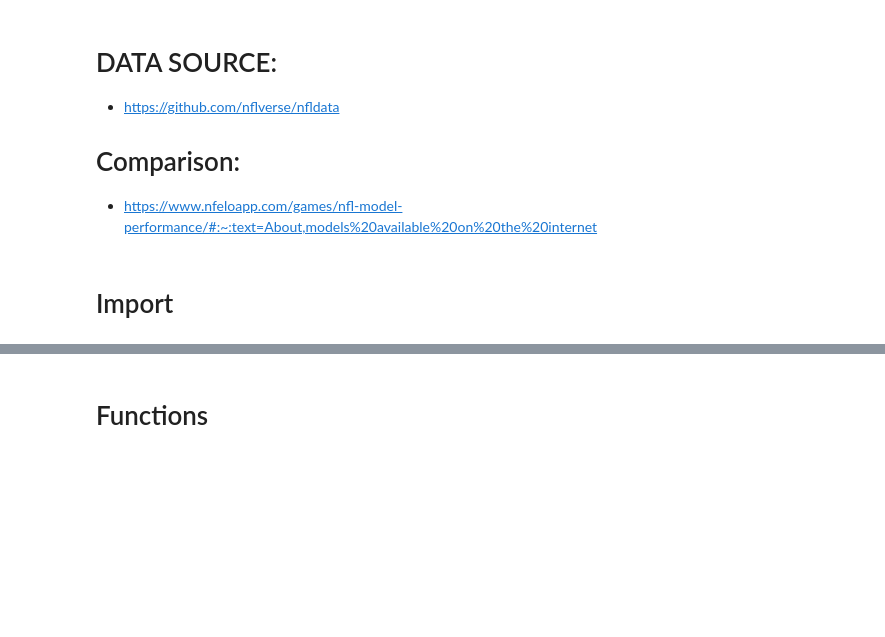
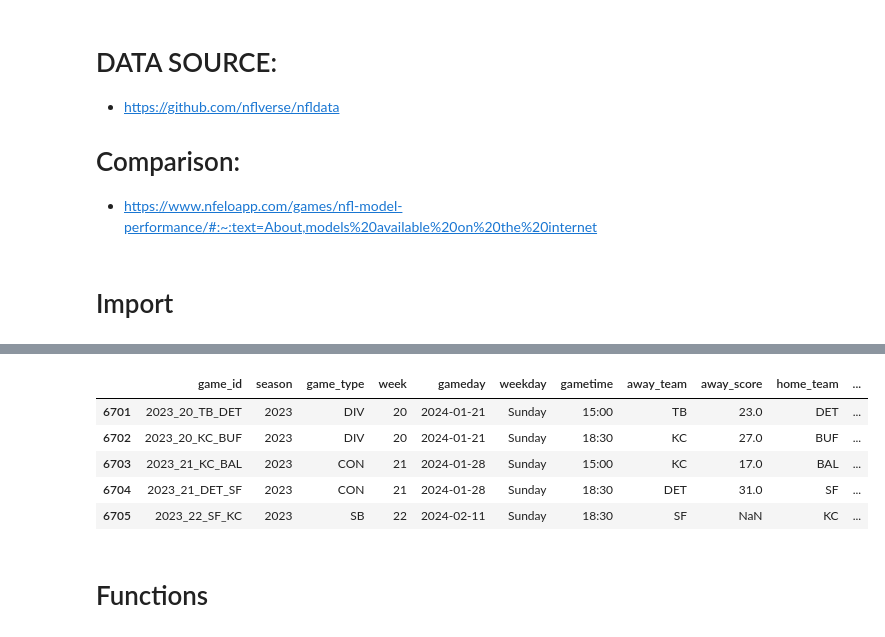
Before and after one commit to dokamp/NFL-Prediction, a Jupyter notebook: nfl_prediction.ipynb, the cells around one changed output, grey strips where cells are left out. Cells and saved outputs as stored; diff of their text form; code cells hidden in the pictures; blank space fills up the shorter version.

```diff
--- a/nfl_prediction.ipynb
+++ b/nfl_prediction.ipynb
@@ -49,21 +47,21 @@ display(df.head())
 # %%
-# Inserting missing data, for prediction, about future Conference Championship Games
-# KC @ BA
-kc_bal = {"temp": 44,
-          "wind": 4,
-          "away_qb": "Patrick Mahomes",
-          "home_qb": "Lamar Jackson",
-          "referee": "Shawn Smith"}
-# DET @ SF
-det_sf = {"temp": 66,
-          "wind": 2,
-          "away_qb": "Jared Goff",
-          "home_qb": "Brock Purdy",
-          "referee": "Clete Blakeman"}
-for key, value in kc_bal.items():
-    df.loc[6703, key] = value
-for key, value in det_sf.items():
-    df.loc[6704, key] = value
+# Inserting missing data for Super Bowl
+# SF @ KC
+sf_kc = {"temp": 49,
+         "wind": 5,
+         "referee": "Bill Vinovich"}
+
+for key, value in sf_kc.items():
+    df.loc[6705, key] = value
+# %%
+display(df.tail())
+# %% [output]
+|  | game_id | season | game_type | week | gameday | weekday | gametime | away_team | away_score | home_team | ... |
+| 6701 | 2023_20_TB_DET | 2023 | DIV | 20 | 2024-01-21 | Sunday | 15:00 | TB | 23.0 | DET | ... |
+| 6702 | 2023_20_KC_BUF | 2023 | DIV | 20 | 2024-01-21 | Sunday | 18:30 | KC | 27.0 | BUF | ... |
+| 6703 | 2023_21_KC_BAL | 2023 | CON | 21 | 2024-01-28 | Sunday | 15:00 | KC | 17.0 | BAL | ... |
+| 6704 | 2023_21_DET_SF | 2023 | CON | 21 | 2024-01-28 | Sunday | 18:30 | DET | 31.0 | SF | ... |
+| 6705 | 2023_22_SF_KC | 2023 | SB | 22 | 2024-02-11 | Sunday | 18:30 | SF | NaN | KC | ... |
 # %% [markdown]
 # Functions
 # %%
```
Also changed, not shown: parts of 37 cells of this notebook, 5 other files.
